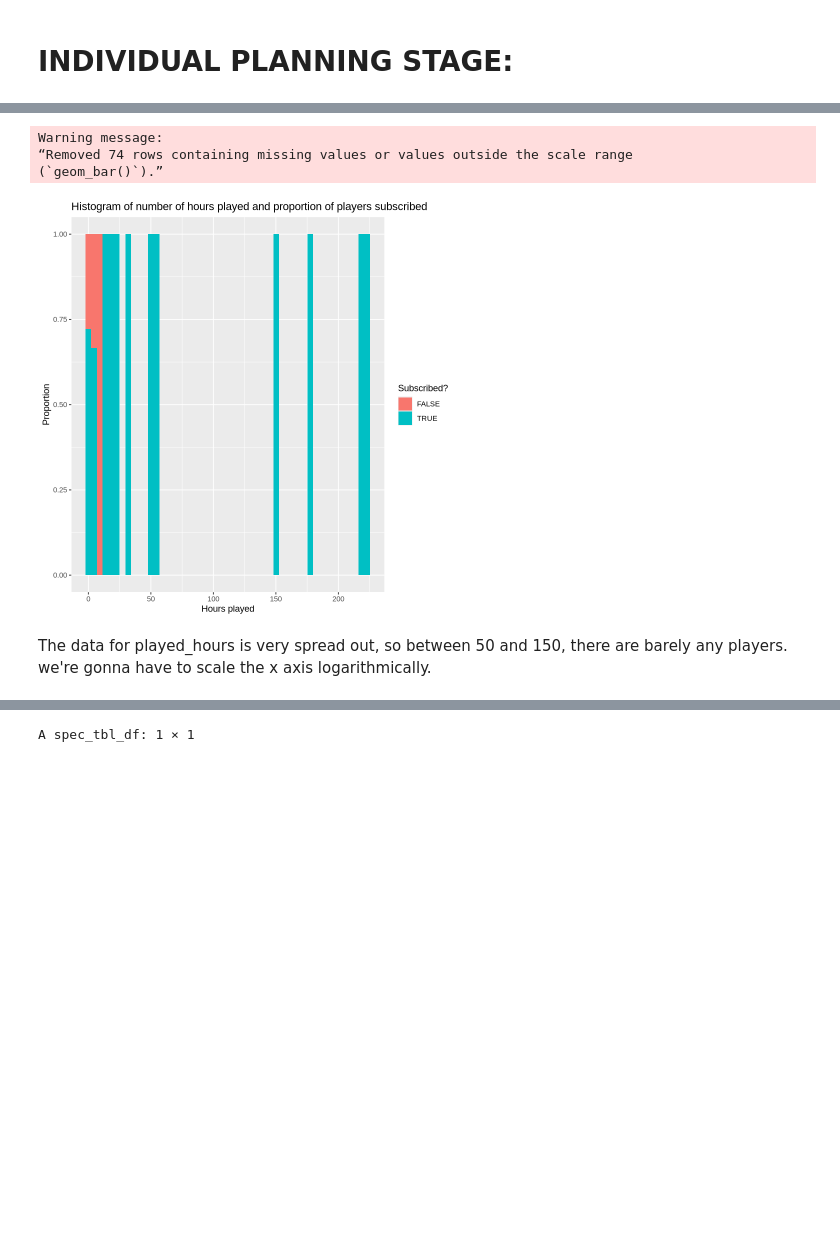
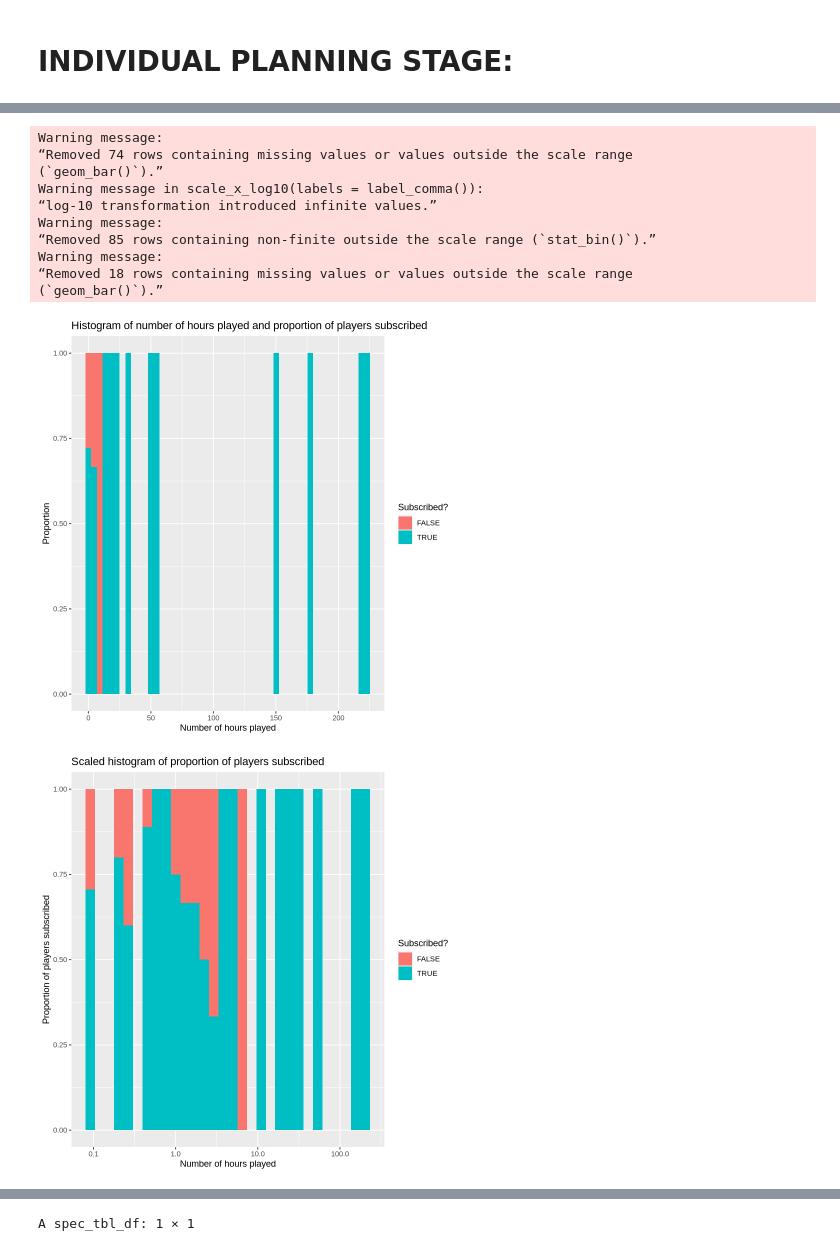
Before and after one commit to TheCarisLost/dsci100-indivual-planning-stage, a Jupyter notebook: Individual Planning stage.ipynb, the cells around one changed output, grey strips where cells are left out. Saved outputs shown, nothing was run; the diff lists cells and outputs as text; code cells hidden in the pictures; blank space fills up the shorter version.

```diff
--- a/Individual Planning stage.ipynb
+++ b/Individual Planning stage.ipynb
@@ -109,14 +93,28 @@ And then we can maybe do a bar graph with each bar being a different gender, and
 # %%
 graph_hours <- players |>
     ggplot(aes(x = played_hours, fill = subscribe)) +
         geom_histogram(position = "fill", bins = 50) +
-        labs(x = "Hours played", y = "Proportion", fill = "Subscribed?") +
+        labs(x = "Number of hours played", y = "Proportion", fill = "Subscribed?") +
         ggtitle("Histogram of number of hours played and proportion of players subscribed")
 graph_hours
+
+scaled_graph_hours <- players |>
+    ggplot(aes(x = played_hours, fill = subscribe)) +
+        geom_histogram(position = "fill", bins = 30) +
+        labs(x = "Number of hours played", y = "Proportion of players subscribed", fill = "Subscribed?") +
+        scale_x_log10(labels = label_comma()) +
+        ggtitle("Scaled histogram of proportion of players subscribed")
+scaled_graph_hours
 # %% [output]
 Warning message:
 “Removed 74 rows containing missing values or values outside the scale range
 (`geom_bar()`).”
+Warning message in scale_x_log10(labels = label_comma()):
+“log-10 transformation introduced infinite values.”
+Warning message:
+“Removed 85 rows containing non-finite outside the scale range (`stat_bin()`).”
+Warning message:
+“Removed 18 rows containing missing values or values outside the scale range
+(`geom_bar()`).”
-[figure, old version]
+[figure, new version]
+[figure, added]
-# %% [markdown]
-The data for played_hours is very spread out, so between 50 and 150, there are barely any players. we're gonna have to scale the x axis logarithmically.
```
Also changed, not shown: parts of 20 cells of this notebook.
